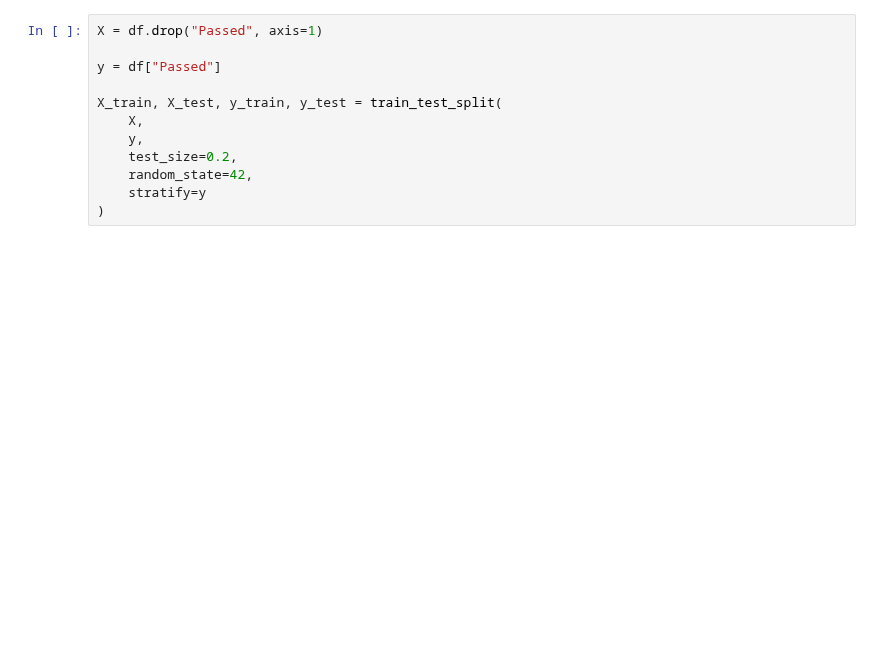
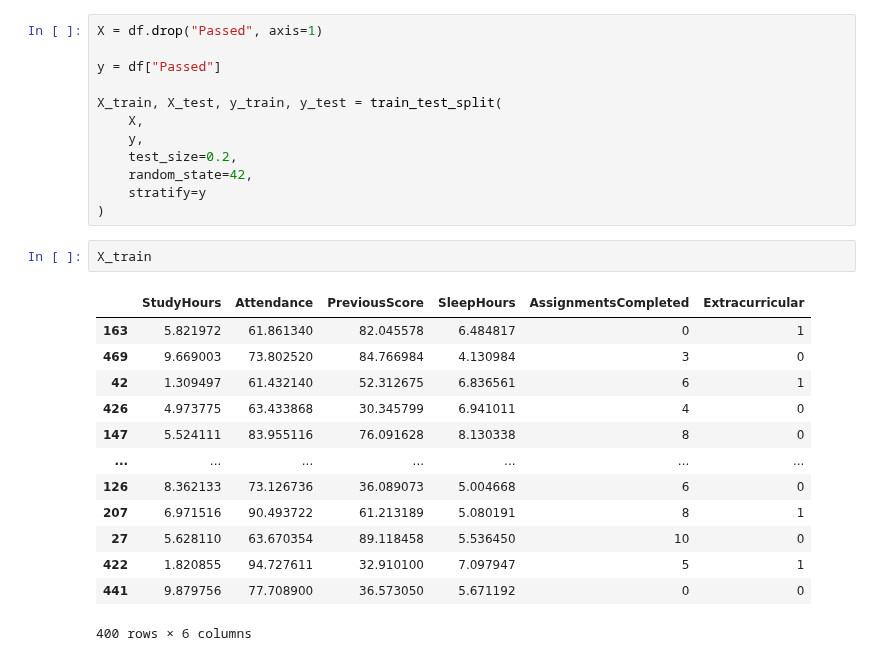
Before and after one commit to abhinavsinh014-prog/Machine-Learing, a Jupyter notebook: StudentPerformancePred.ipynb, the cells around one changed output. Cells and saved outputs as stored; diff of their text form; blank space fills up the shorter version.

```diff
--- a/StudentPerformancePred.ipynb
+++ b/StudentPerformancePred.ipynb
@@ -112,3 +112,19 @@ X_train, X_test, y_train, y_test = train_test_split(
     random_state=42,
     stratify=y
 )
+# %%
+X_train
+# %% [output]
+|  | StudyHours | Attendance | PreviousScore | SleepHours | AssignmentsCompleted | Extracurricular |
+| 163 | 5.821972 | 61.861340 | 82.045578 | 6.484817 | 0 | 1 |
+| 469 | 9.669003 | 73.802520 | 84.766984 | 4.130984 | 3 | 0 |
+| 42 | 1.309497 | 61.432140 | 52.312675 | 6.836561 | 6 | 1 |
+| 426 | 4.973775 | 63.433868 | 30.345799 | 6.941011 | 4 | 0 |
+| 147 | 5.524111 | 83.955116 | 76.091628 | 8.130338 | 8 | 0 |
+| ... | ... | ... | ... | ... | ... | ... |
+| 126 | 8.362133 | 73.126736 | 36.089073 | 5.004668 | 6 | 0 |
+| 207 | 6.971516 | 90.493722 | 61.213189 | 5.080191 | 8 | 1 |
+| 27 | 5.628110 | 63.670354 | 89.118458 | 5.536450 | 10 | 0 |
+| 422 | 1.820855 | 94.727611 | 32.910100 | 7.097947 | 5 | 1 |
+| 441 | 9.879756 | 77.708900 | 36.573050 | 5.671192 | 0 | 0 |
+400 rows × 6 columns
```
Also changed, not shown: parts of 5 cells of this notebook.
